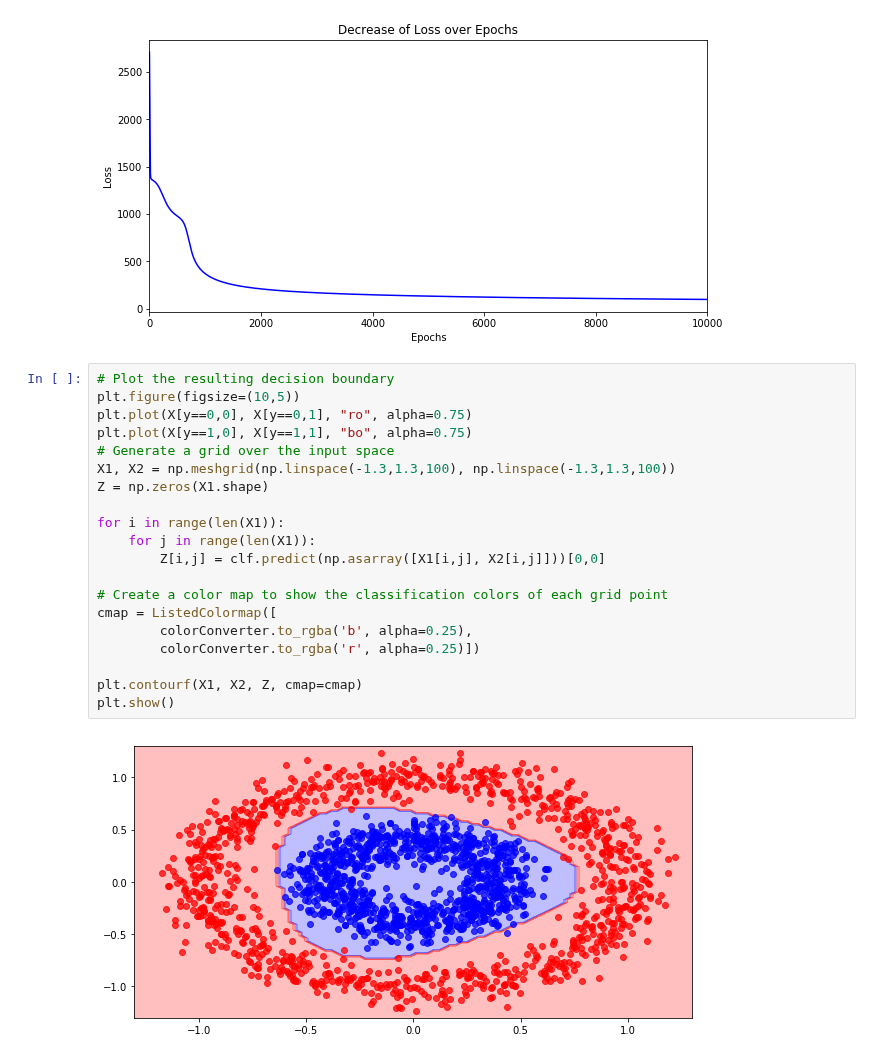
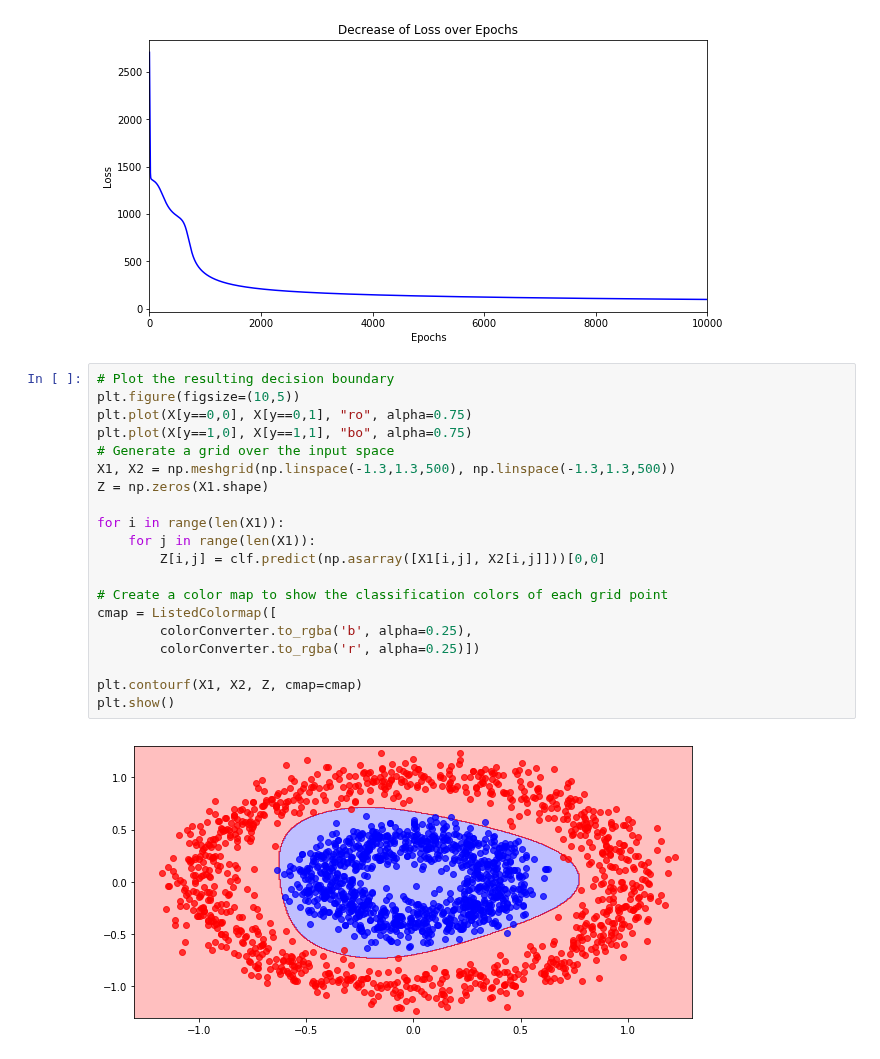
Before and after one commit to carlosgeovany/MachineLearning, a Jupyter notebook: neural_network.ipynb, the cells around one changed output. Saved outputs shown, nothing was run; the diff lists cells and outputs as text.

```diff
--- a/neural_network.ipynb
+++ b/neural_network.ipynb
@@ -108,22 +108,22 @@ plt.show()
 # %%
 # Plot the resulting decision boundary
 plt.figure(figsize=(10,5))
 plt.plot(X[y==0,0], X[y==0,1], "ro", alpha=0.75)
 plt.plot(X[y==1,0], X[y==1,1], "bo", alpha=0.75)
 # Generate a grid over the input space
-X1, X2 = np.meshgrid(np.linspace(-1.3,1.3,100), np.linspace(-1.3,1.3,100))
+X1, X2 = np.meshgrid(np.linspace(-1.3,1.3,500), np.linspace(-1.3,1.3,500))
 Z = np.zeros(X1.shape)
 
 for i in range(len(X1)):
     for j in range(len(X1)):
         Z[i,j] = clf.predict(np.asarray([X1[i,j], X2[i,j]]))[0,0]
 
 # Create a color map to show the classification colors of each grid point
 cmap = ListedColormap([
         colorConverter.to_rgba('b', alpha=0.25),
         colorConverter.to_rgba('r', alpha=0.25)])
 
 plt.contourf(X1, X2, Z, cmap=cmap)
 plt.show()
 # %% [output]
-[figure, old version]
+[figure, new version]
```
Also changed, not shown: parts of 1 cell of this notebook, 1 other file.
